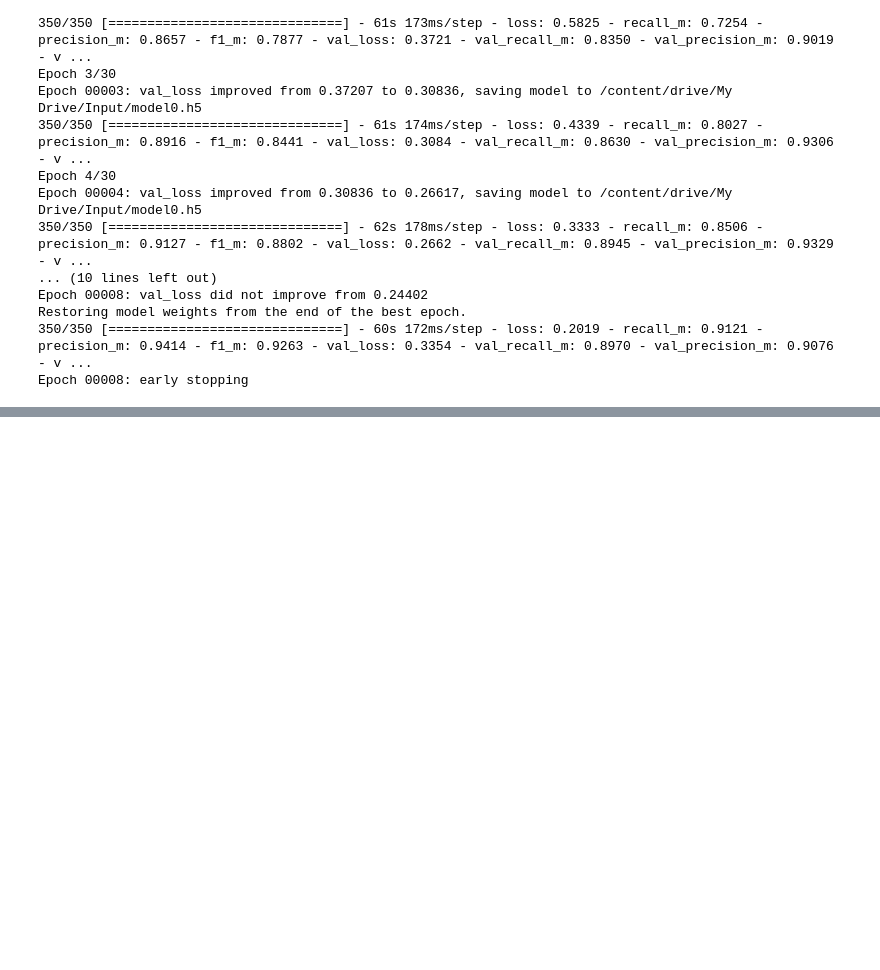
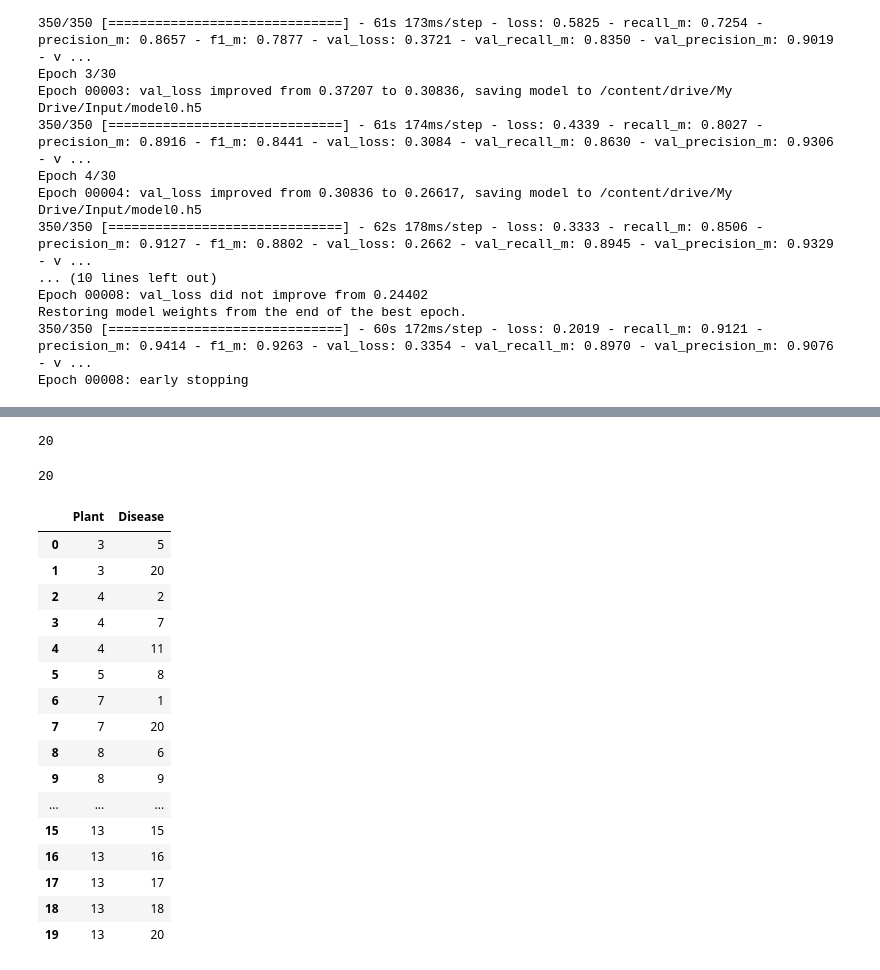
Before and after one commit to JaeDoo1034/Kaggle-Study, a Jupyter notebook: NIpa.ipynb, the cells around one changed output, grey strips where cells are left out. Drawn from its saved outputs; the diff is of its cells as text; code cells hidden in the pictures; blank space fills up the shorter version.

```diff
--- a/NIpa.ipynb
+++ b/NIpa.ipynb
@@ -408,0 +687,34 @@ Epoch 2/30
+# %%
+Lookup_table = pd.DataFrame()
+# %%
+Lookup_table['Plant'] = [3,3,4,4,4,5,7,7,8,8,10,11,13,13,13,13,13,13,13,13]
+# %%
+len([3,3,4,4,4,5,7,7,8,8,10,11,13,13,13,13,13,13,13,13])
+# %% [output]
+20
+# %%
+Lookup_table['Disease'] = [5,20,2,7,11,8,1,20,6,9,20,14,1,6,9,15,16,17,18,20]
+# %%
+len([5,20,2,7,11,8,1,20,6,9,20,14,1,6,9,15,16,17,18,20])
+# %% [output]
+20
+# %%
+Lookup_table
+# %% [output]
+|  | Plant | Disease |
+| 0 | 3 | 5 |
+| 1 | 3 | 20 |
+| 2 | 4 | 2 |
+| 3 | 4 | 7 |
+| 4 | 4 | 11 |
+| 5 | 5 | 8 |
+| 6 | 7 | 1 |
+| 7 | 7 | 20 |
+| 8 | 8 | 6 |
+| 9 | 8 | 9 |
+| ... | ... | ... |
+| 15 | 13 | 15 |
+| 16 | 13 | 16 |
+| 17 | 13 | 17 |
+| 18 | 13 | 18 |
+| 19 | 13 | 20 |
```
Also changed, not shown: parts of 61 cells of this notebook.
